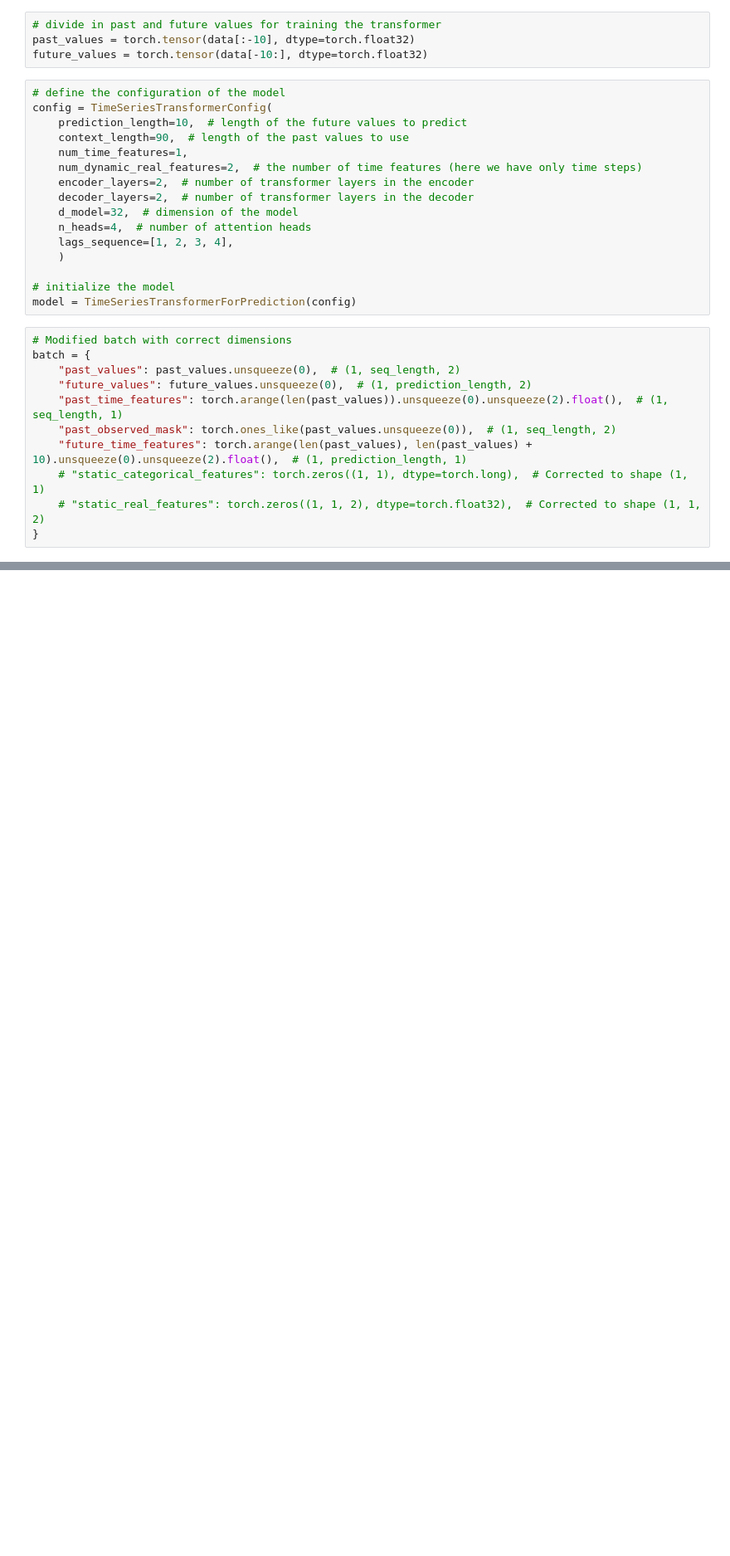
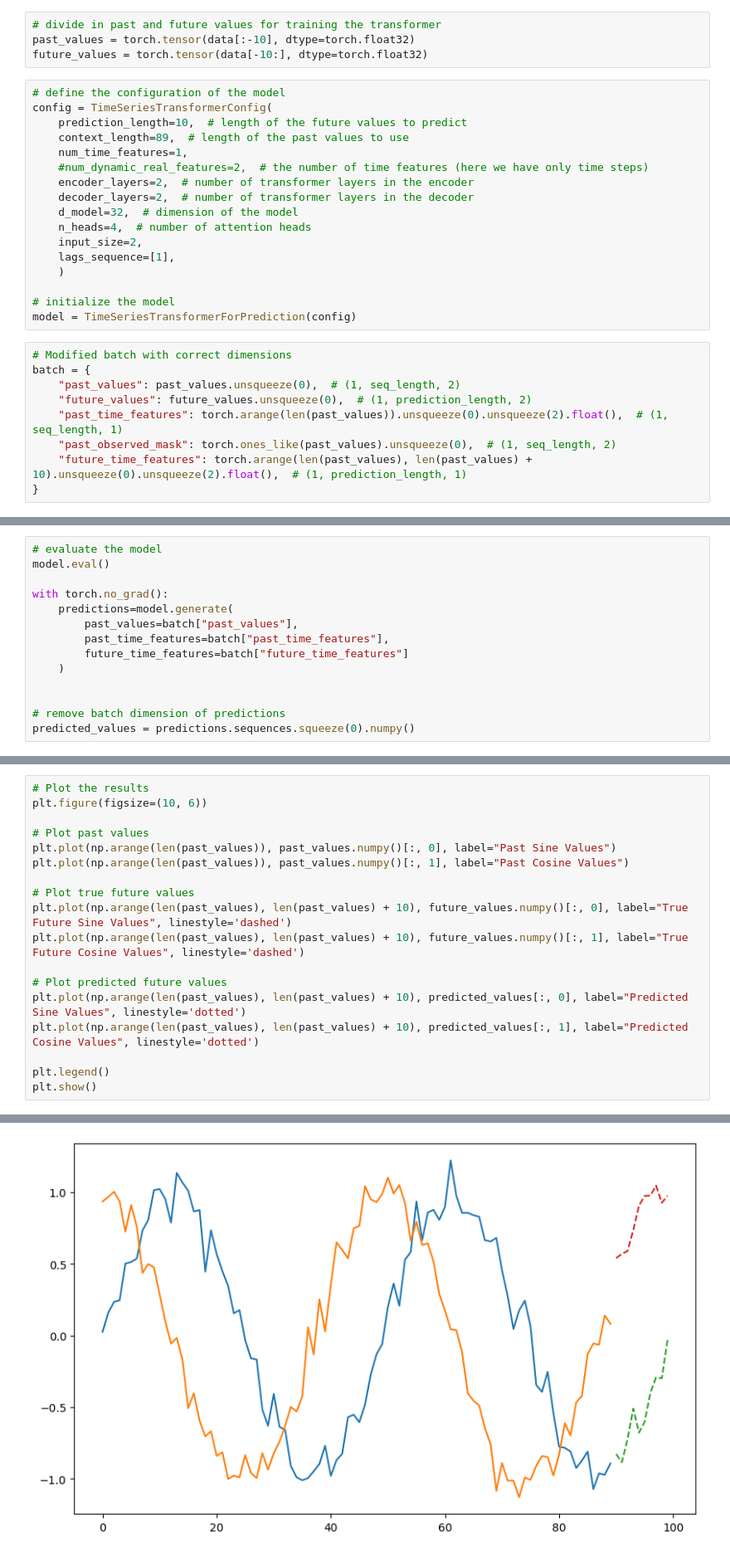
Before and after one commit to allshaks/eeg_llm, a Jupyter notebook: train_gpt_from_scratch.ipynb, the cells around one changed output, grey strips where cells are left out. Shown at 83% size. Saved outputs shown, nothing was run; the diff lists cells and outputs as text; blank space fills up the shorter version.

Commit message:
corrected code in notebook

```diff
--- a/train_gpt_from_scratch.ipynb
+++ b/train_gpt_from_scratch.ipynb
@@ -34,14 +34,15 @@ future_values = torch.tensor(data[-10:], dtype=torch.float32)
 # define the configuration of the model
 config = TimeSeriesTransformerConfig(
     prediction_length=10,  # length of the future values to predict
-    context_length=90,  # length of the past values to use
+    context_length=89,  # length of the past values to use
     num_time_features=1,
-    num_dynamic_real_features=2,  # the number of time features (here we have only time steps)
+    #num_dynamic_real_features=2,  # the number of time features (here we have only time steps)
     encoder_layers=2,  # number of transformer layers in the encoder
     decoder_layers=2,  # number of transformer layers in the decoder
     d_model=32,  # dimension of the model
     n_heads=4,  # number of attention heads
-    lags_sequence=[1, 2, 3, 4],
+    input_size=2,
+    lags_sequence=[1],
     )
 
 # initialize the model
@@ -52,8 +53,6 @@ batch = {
     "past_values": past_values.unsqueeze(0),  # (1, seq_length, 2)
     "future_values": future_values.unsqueeze(0),  # (1, prediction_length, 2)
     "past_time_features": torch.arange(len(past_values)).unsqueeze(0).unsqueeze(2).float(),  # (1, seq_length, 1)
-    "past_observed_mask": torch.ones_like(past_values.unsqueeze(0)),  # (1, seq_length, 2)
+    "past_observed_mask": torch.ones_like(past_values).unsqueeze(0),  # (1, seq_length, 2)
     "future_time_features": torch.arange(len(past_values), len(past_values) + 10).unsqueeze(0).unsqueeze(2).float(),  # (1, prediction_length, 1)
-    # "static_categorical_features": torch.zeros((1, 1), dtype=torch.long),  # Corrected to shape (1, 1)
-    # "static_real_features": torch.zeros((1, 1, 2), dtype=torch.float32),  # Corrected to shape (1, 1, 2)
 }
@@ -94,0 +104,14 @@ RuntimeError: expand(torch.FloatTensor{[1, 1, 2, 2]}, size=[-1, 96, -1]): the nu
+# %%
+# evaluate the model
+model.eval()
+
+with torch.no_grad():
+    predictions=model.generate(
+        past_values=batch["past_values"],
+        past_time_features=batch["past_time_features"],
+        future_time_features=batch["future_time_features"]
+    )
+
+
+# remove batch dimension of predictions
+predicted_values = predictions.sequences.squeeze(0).numpy()
@@ -94,0 +122,19 @@ RuntimeError: expand(torch.FloatTensor{[1, 1, 2, 2]}, size=[-1, 96, -1]): the nu
+# %%
+# Plot the results
+plt.figure(figsize=(10, 6))
+
+# Plot past values
+plt.plot(np.arange(len(past_values)), past_values.numpy()[:, 0], label="Past Sine Values")
+plt.plot(np.arange(len(past_values)), past_values.numpy()[:, 1], label="Past Cosine Values")
+
+# Plot true future values
+plt.plot(np.arange(len(past_values), len(past_values) + 10), future_values.numpy()[:, 0], label="True Future Sine Values", linestyle='dashed')
+plt.plot(np.arange(len(past_values), len(past_values) + 10), future_values.numpy()[:, 1], label="True Future Cosine Values", linestyle='dashed')
+
+# Plot predicted future values
+plt.plot(np.arange(len(past_values), len(past_values) + 10), predicted_values[:, 0], label="Predicted Sine Values", linestyle='dotted')
+plt.plot(np.arange(len(past_values), len(past_values) + 10), predicted_values[:, 1], label="Predicted Cosine Values", linestyle='dotted')
+
+plt.legend()
+plt.show()
+# %% [output]
@@ -94,0 +142 @@ RuntimeError: expand(torch.FloatTensor{[1, 1, 2, 2]}, size=[-1, 96, -1]): the nu
+[figure, added]
```
Also changed, not shown: parts of 5 cells of this notebook, 1 other file.
